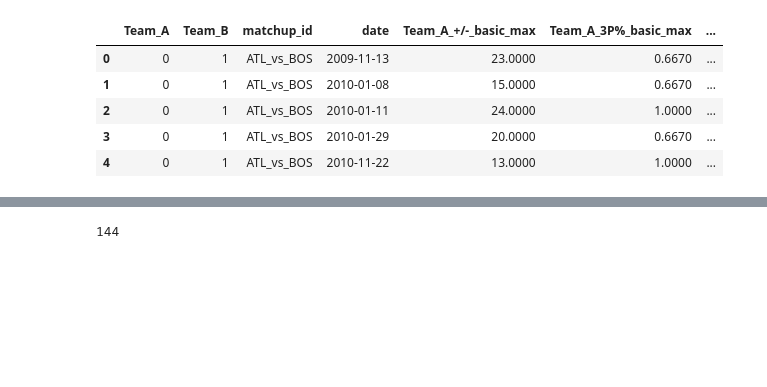
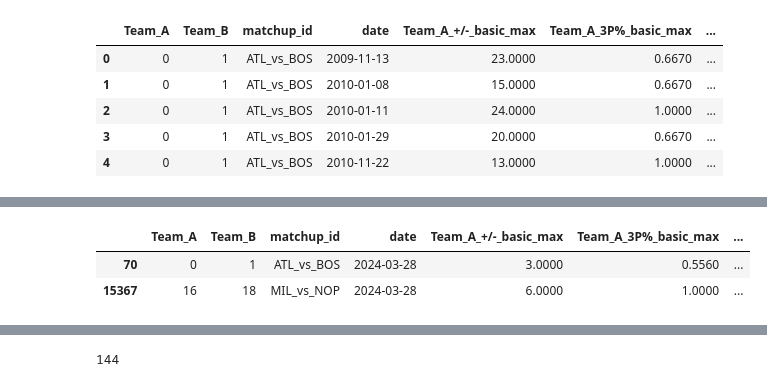
Before and after one commit to sarmad-21/nba_predictive_model, a Jupyter notebook: restructure_and_preprocess.ipynb, the cells around one changed output, grey strips where cells are left out. Cells and saved outputs as stored; diff of their text form; code cells hidden in the pictures; blank space fills up the shorter version.

```diff
--- a/restructure_and_preprocess.ipynb
+++ b/restructure_and_preprocess.ipynb
@@ -527,4 +551,11 @@ Team_A
 Name: count, dtype: int64
+# %%
+match = df[(df['date'] == pd.to_datetime('2024-03-28'))]
+match
+# %% [output]
+|  | Team_A | Team_B | matchup_id | date | Team_A_+/-_basic_max | Team_A_3P%_basic_max | ... |
+| 70 | 0 | 1 | ATL_vs_BOS | 2024-03-28 | 3.0000 | 0.5560 | ... |
+| 15367 | 16 | 18 | MIL_vs_NOP | 2024-03-28 | 6.0000 | 1.0000 | ... |
 # %%
 x_sequence  = []
 y_sequence = []
```
Also changed, not shown: parts of 14 cells of this notebook.
